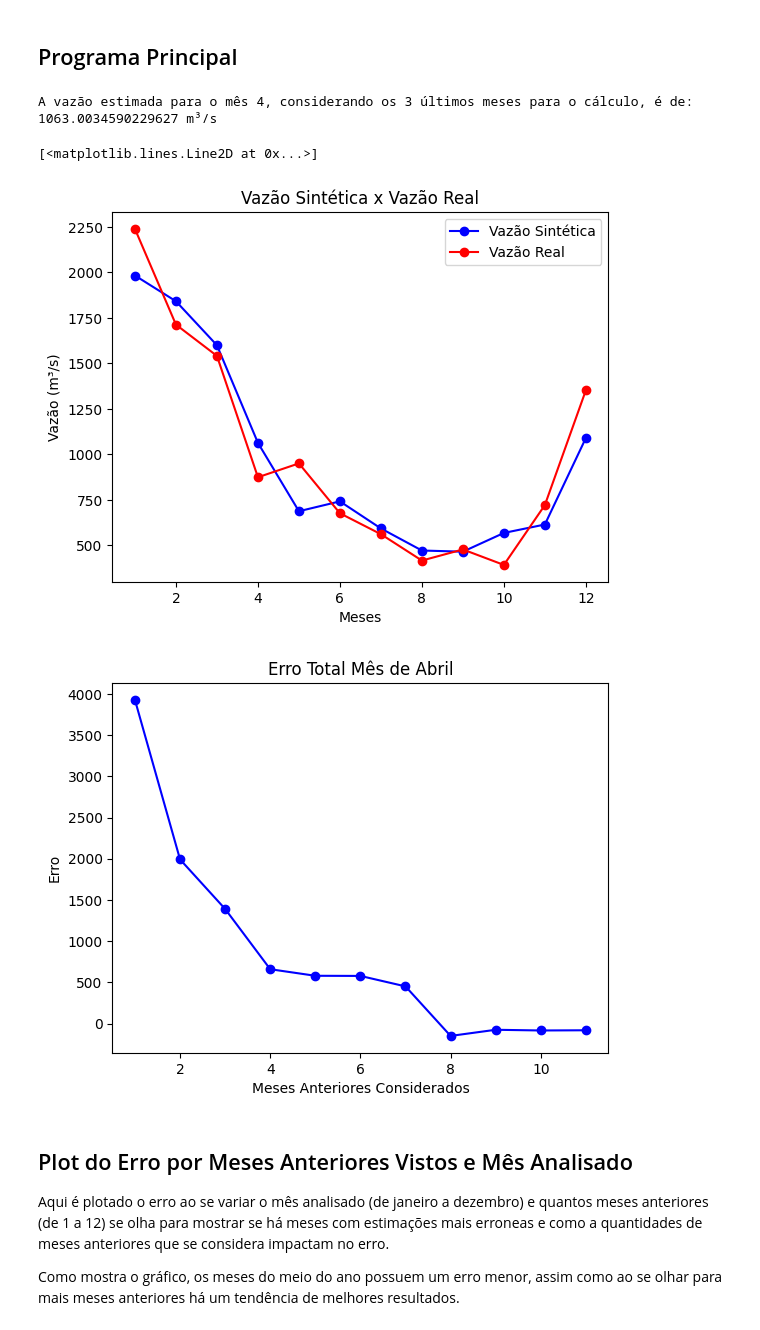
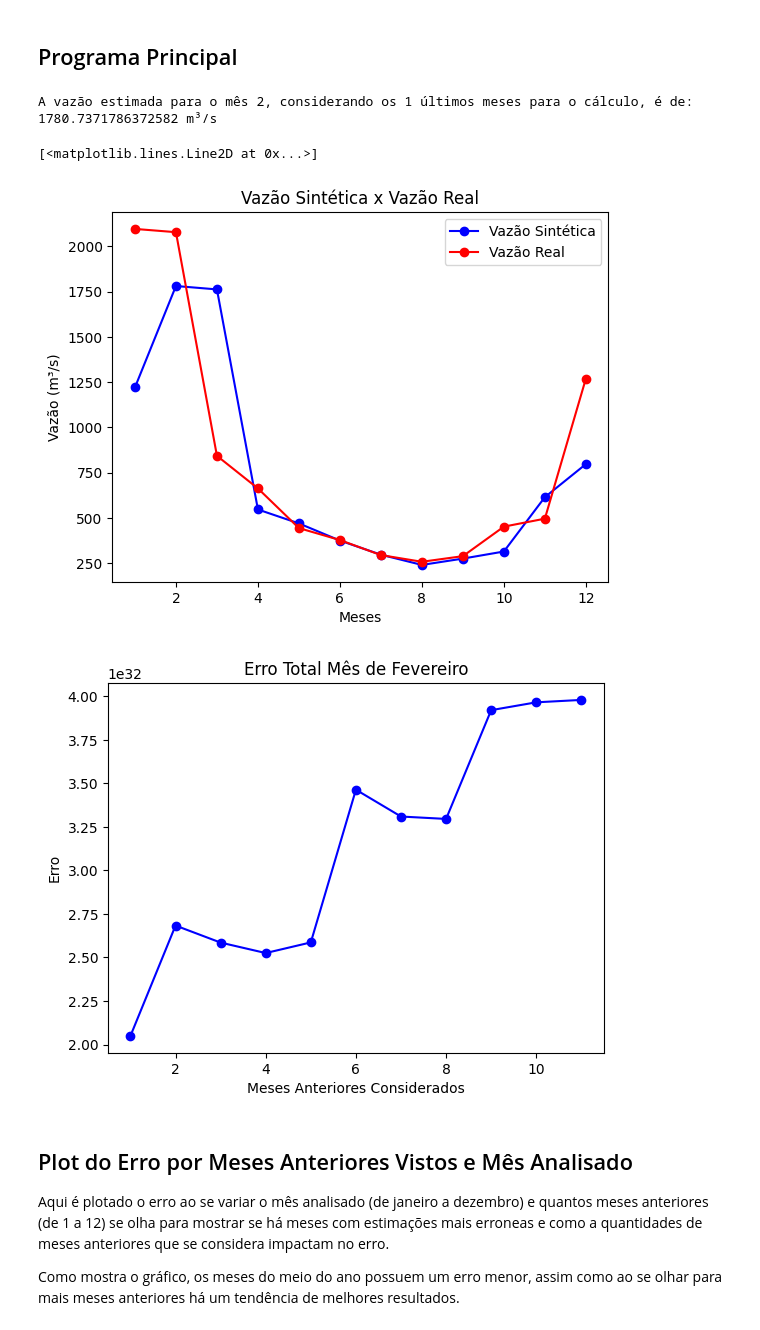
Before and after one commit to AndreMarcato/Planerg_2023, a Jupyter notebook: Series_Sinteticas.ipynb, the cells around one changed output. Drawn from its saved outputs; the diff is of its cells as text; code cells hidden in the pictures.

Commit message:
Correção de erro

```diff
--- a/Series_Sinteticas.ipynb
+++ b/Series_Sinteticas.ipynb
@@ -124,7 +124,10 @@ def Series_Sinteticas(Usina, AnoAnalisado, N_meses, Mes_analisado,imprime = Fals
     reltol = 1e-9
     sol = solvers.qp(P, q, A, B, Aeq, Beq, abstol=abstol, reltol=reltol)
 
-    fob = sum(sol['x'][N_meses:])
+    # fob = sum(sol['x'][N_meses:])
+    fob = 0
+    for i in sol['x'][N_meses:]:
+        fob += fob + i**2
 
     if Mes_analisado - N_meses >= 0:
 
@@ -160,16 +163,16 @@ from matplotlib import pyplot as plt
 
 
 # Ano a ser analisado
-AnoAnalisado = 2021
+AnoAnalisado = 2022
 
 # Numero de meses anteriores a serem considerados
-N_meses = 3
+N_meses = 1
 
 # Retira o ultimo e o primeiro ano e considera que a contagem começa em zero
 N_anos = len(Usina['vazoes']) - 3
 
 # Numero do mes considerando janeiro zero
-Mes_analisado = 7
+Mes_analisado = 1
 
 # Excluir anos mais recentes caso queira
 # Usina['vazoes'] = Usina['vazoes'][:-2]
@@ -186,37 +189,37 @@ for i in range(0,12):
     resultado.append(resposta[1])
 
 
 for i in range(1,12):
 
     resposta = Series_Sinteticas(Usina, AnoAnalisado, i, Mes_analisado)
     fob.append(resposta[0])
 
 
 
 # Converte o ano para o indice da lista
 AnoAnalisado = AnoAnalisado - 2023 + N_anos + 2
 
 
 
 plt.figure()
 plt.title("Vazão Sintética x Vazão Real")
 plt.xlabel("Meses")
 plt.ylabel("Vazão (m³/s)")
 plt.plot(list(range(1,13)),resultado,marker="o",color="blue",label="Vazão Sintética")
 plt.plot(list(range(1,13)),Usina['vazoes'][AnoAnalisado],marker="o",color="red",label="Vazão Real")
 plt.legend()
 
 
 plt.figure()
-plt.title("Erro Total Mês de Abril")
+plt.title("Erro Total Mês de Fevereiro")
 plt.xlabel("Meses Anteriores Considerados")
 plt.ylabel("Erro")
 plt.plot(list(range(1,12)),fob,marker="o",color="blue")
 # %% [output]
-A vazão estimada para o mês 4, considerando os 3 últimos meses para o cálculo, é de: 1063.0034590229627 m³/s
+A vazão estimada para o mês 2, considerando os 1 últimos meses para o cálculo, é de: 1780.7371786372582 m³/s
 [<matplotlib.lines.Line2D at 0x...>]
-[figure, old version]
+[figure, new version]
-[figure, old version]
+[figure, new version]
 # %% [markdown]
 ## Plot do Erro por Meses Anteriores Vistos e Mês Analisado
 
```
Also changed, not shown: parts of 1 cell of this notebook.
